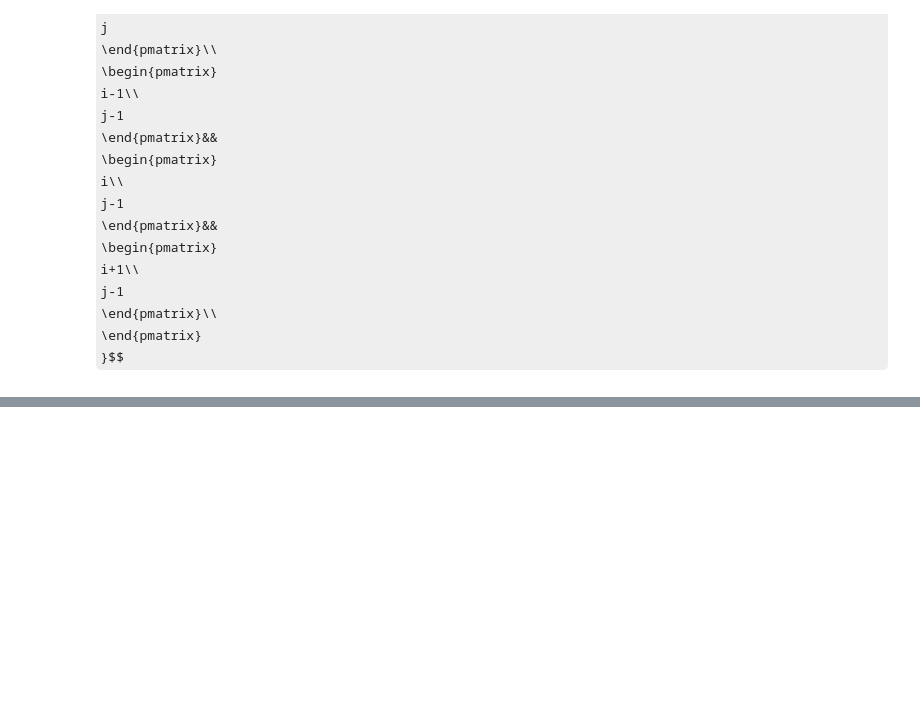
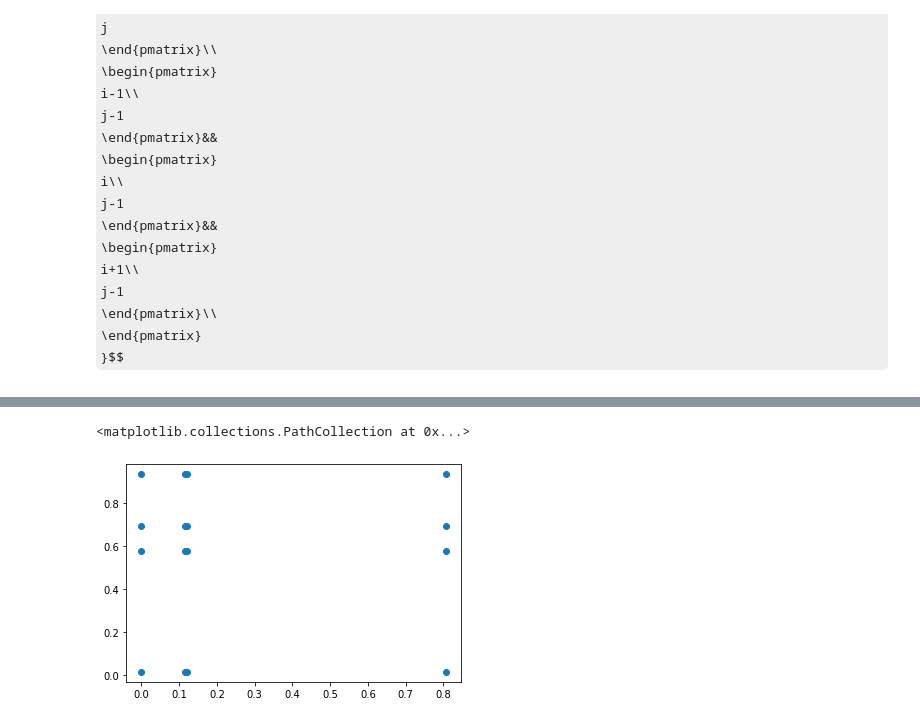
Before and after one commit to rustbas/final-qualifying-work, a Jupyter notebook: generation_json/sep&json.ipynb, the cells around one changed output, grey strips where cells are left out. Drawn from its saved outputs; the diff is of its cells as text; code cells hidden in the pictures; some formulas as TeX source; blank space fills up the shorter version.

```diff
--- a/generation_json/sep&json.ipynb
+++ b/generation_json/sep&json.ipynb
@@ -236,0 +264,4 @@ test = np.array([[1,2,3,4],
+# %%
+X = np.random.uniform(size=4)
+Y = np.random.uniform(size=4)
+DATA2JSON(X,Y, 'test')
@@ -236,0 +270,14 @@ test = np.array([[1,2,3,4],
+# %%
+def JSON2DATA(filename, str_format = '05d', digits = 3):
+    with open(filename) as infile:
+        data = load(infile)
+    N = len(data)
+    X = np.zeros(N)
+    Y = np.zeros(N)
+
+    for i in range(N):
+        X[i] = data[format(i, str_format)]['X']
+        Y[i] = data[format(i, str_format)]['Y']
+    return X,Y
+# %%
+X,Y = JSON2DATA('test')
@@ -236,0 +464,9 @@ test = np.array([[1,2,3,4],
+# %%
+test = graph_gen_continious(X,Y)
+sd = np.array(list(test.keys()))
+x = sd[:,0]
+y = sd[:,1]
+plt.scatter(x,y)
+# %% [output]
+<matplotlib.collections.PathCollection at 0x...>
+[figure, added]
```
Also changed, not shown: parts of 10 cells of this notebook, 4 other files.
